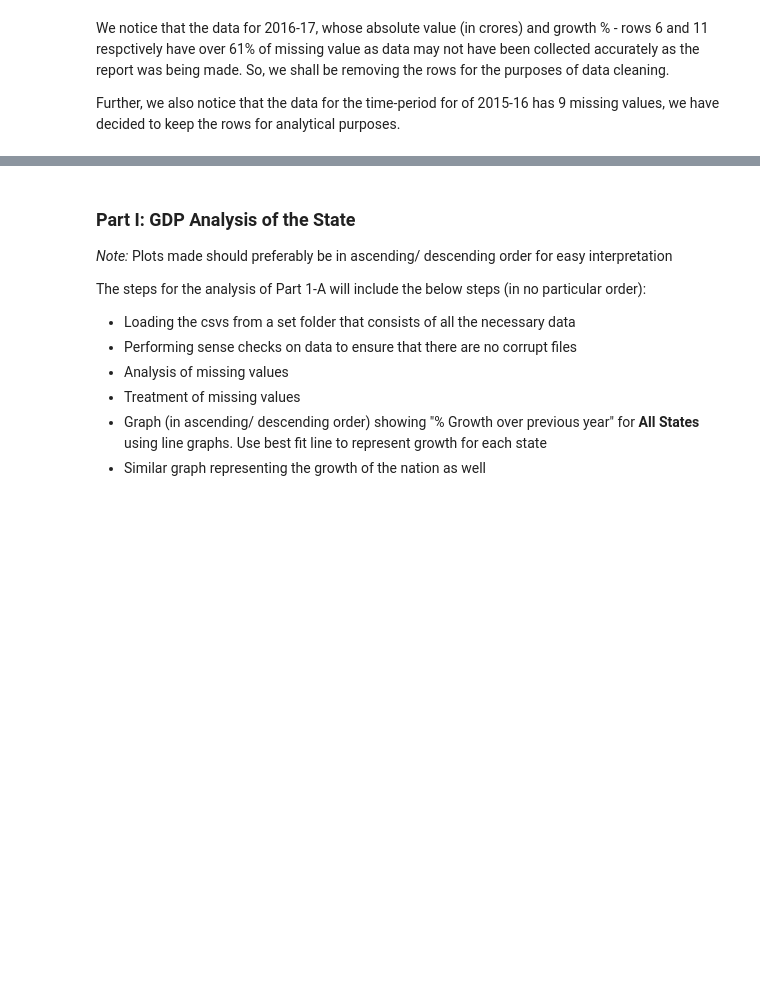
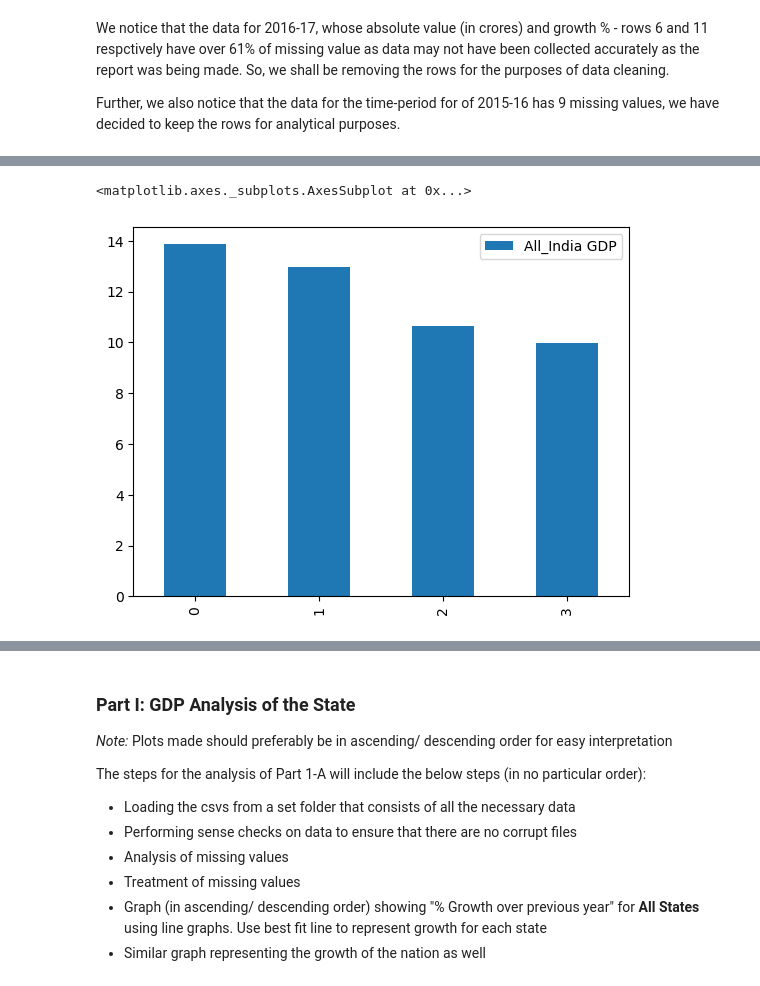
Before and after one commit to anishmahapatra/MasterDataScience, a Jupyter notebook: Course02-statisticsAndEDA/Module09-GDPassignment/GDP Analysis.ipynb, the cells around one changed output, grey strips where cells are left out. Drawn from its saved outputs; the diff is of its cells as text; code cells hidden in the pictures; blank space fills up the shorter version.

```diff
--- a/Course02-statisticsAndEDA/Module09-GDPassignment/GDP Analysis.ipynb
+++ b/Course02-statisticsAndEDA/Module09-GDPassignment/GDP Analysis.ipynb
@@ -303,0 +306,8 @@ Now, we put forth some focus to understand the level of the data at hand
+# %%
+# Slicing the data
+dfCurrentPrices = df.iloc[0:5,:]
+dfPercentageGrowth = df.iloc[5:10,:]
+# %%
+# Reindexing the data
+dfCurrentPrices.reset_index(inplace = True, drop = True)
+dfPercentageGrowth.reset_index(inplace = True, drop = True)
@@ -303,0 +325,19 @@ Now, we put forth some focus to understand the level of the data at hand
+# %%
+dfCurrentPricesAllIndiaGDP.rename(columns={'Items Description': 'GDP_Type_Duration'}, inplace=True)
+dfCurrentPricesAllIndiaGDP.rename(columns={'All_India GDP': 'All_India_GDP'}, inplace=True)
+
+
+sns.set(style="white", rc={"lines.linewidth": 3})
+fig, ax1 = plt.subplots(figsize=(4,4))
+ax2 = ax1.twinx()
+sns.barplot(x = Items Description,
+            y = All_India GDP,
+            color='#004488',
+            ax=ax1)
+# sns.lineplot(x=['A','B','C','D'],
+#              y=[4,2,5,3],
+#              color='r',
+#              marker="o",
+#              ax=ax2)
+plt.show()
+sns.set()
@@ -303,0 +346,7 @@ Now, we put forth some focus to understand the level of the data at hand
+# %%
+# Subsetting all India % Growth in the variable dfPercentageGrowthAllIndiaGDP
+dfPercentageGrowthAllIndiaGDP = dfPercentageGrowth.iloc[:, [0,-1]]
+dfPercentageGrowthAllIndiaGDP.plot.bar()
+# %% [output]
+<matplotlib.axes._subplots.AxesSubplot at 0x...>
+[figure, added]
```
Also changed, not shown: parts of 16 cells of this notebook, 6 other files.
